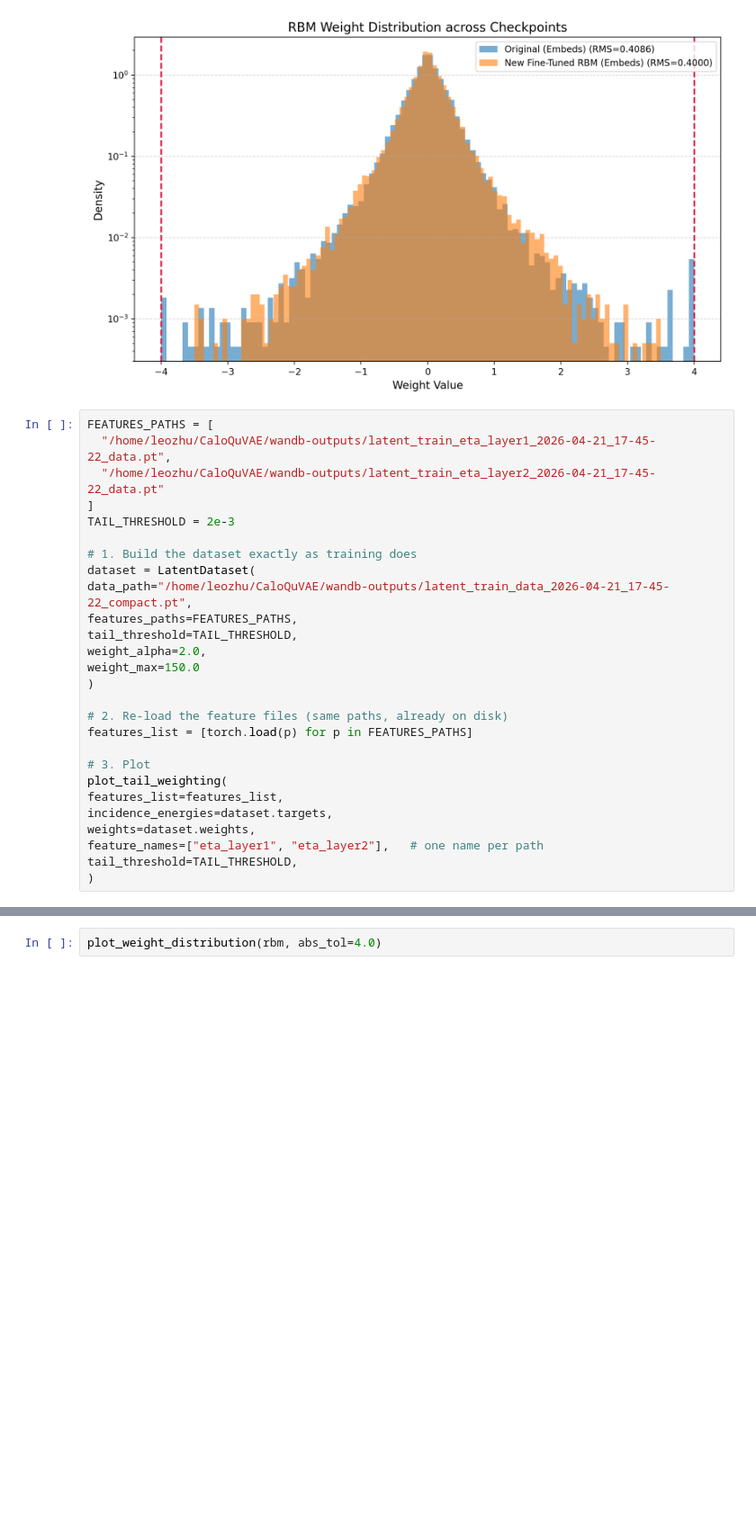
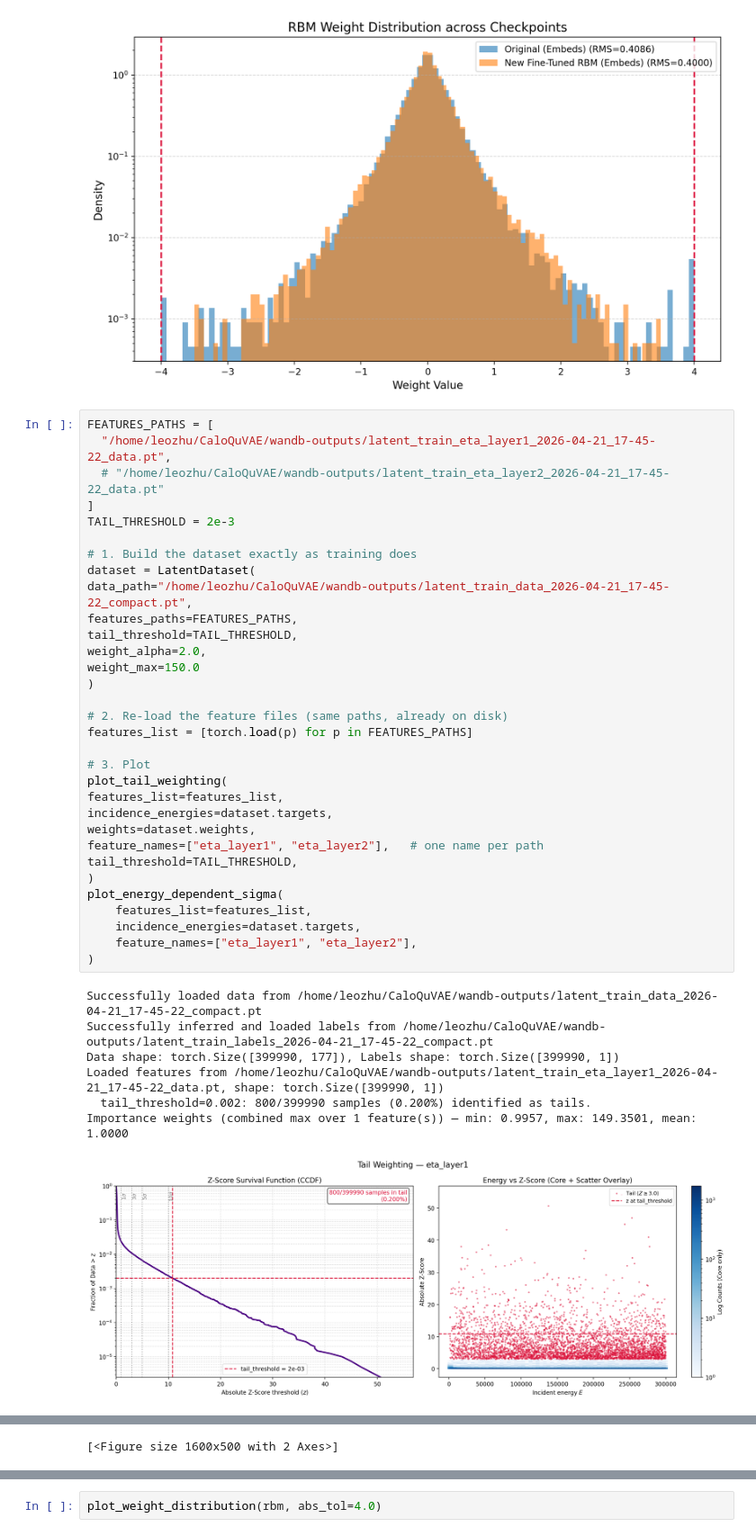
Before and after one commit to QaloSim/CaloQuVAE, a Jupyter notebook: notebooks/rbm.ipynb, the cells around one changed output, grey strips where cells are left out. Shown at 90% size. Saved outputs shown, nothing was run; the diff lists cells and outputs as text; blank space fills up the shorter version.

```diff
--- a/notebooks/rbm.ipynb
+++ b/notebooks/rbm.ipynb
@@ -82,27 +80,40 @@ plot_weight_distribution_checkpoints(checkpoint_paths, labels, abs_tol=4.0)
 # %%
 FEATURES_PATHS = [
   "/home/leozhu/CaloQuVAE/wandb-outputs/latent_train_eta_layer1_2026-04-21_17-45-22_data.pt",
-  "/home/leozhu/CaloQuVAE/wandb-outputs/latent_train_eta_layer2_2026-04-21_17-45-22_data.pt"
+  # "/home/leozhu/CaloQuVAE/wandb-outputs/latent_train_eta_layer2_2026-04-21_17-45-22_data.pt"
 ]
 TAIL_THRESHOLD = 2e-3
 
 # 1. Build the dataset exactly as training does
 dataset = LatentDataset(
 data_path="/home/leozhu/CaloQuVAE/wandb-outputs/latent_train_data_2026-04-21_17-45-22_compact.pt",
 features_paths=FEATURES_PATHS,
 tail_threshold=TAIL_THRESHOLD,
 weight_alpha=2.0,
 weight_max=150.0
 )
 
 # 2. Re-load the feature files (same paths, already on disk)
 features_list = [torch.load(p) for p in FEATURES_PATHS]
 
 # 3. Plot
 plot_tail_weighting(
 features_list=features_list,
 incidence_energies=dataset.targets,
 weights=dataset.weights,
 feature_names=["eta_layer1", "eta_layer2"],   # one name per path
 tail_threshold=TAIL_THRESHOLD,
 )
+plot_energy_dependent_sigma(
+    features_list=features_list,
+    incidence_energies=dataset.targets,
+    feature_names=["eta_layer1", "eta_layer2"],
+)
+# %% [output]
+Successfully loaded data from /home/leozhu/CaloQuVAE/wandb-outputs/latent_train_data_2026-04-21_17-45-22_compact.pt
+Successfully inferred and loaded labels from /home/leozhu/CaloQuVAE/wandb-outputs/latent_train_labels_2026-04-21_17-45-22_compact.pt
+Data shape: torch.Size([399990, 177]), Labels shape: torch.Size([399990, 1])
+Loaded features from /home/leozhu/CaloQuVAE/wandb-outputs/latent_train_eta_layer1_2026-04-21_17-45-22_data.pt, shape: torch.Size([399990, 1])
+  tail_threshold=0.002: 800/399990 samples (0.200%) identified as tails.
+Importance weights (combined max over 1 feature(s)) — min: 0.9957, max: 149.3501, mean: 1.0000
+[figure, added]
@@ -109,3 +122,4 @@ tail_threshold=TAIL_THRESHOLD,
+[<Figure size 1600x500 with 2 Axes>]
 # %%
 hydra.core.global_hydra.GlobalHydra.instance().clear()
 initialize(version_base=None, config_path="config")
```
Also changed, not shown: parts of 2 cells of this notebook, 3 other files.
